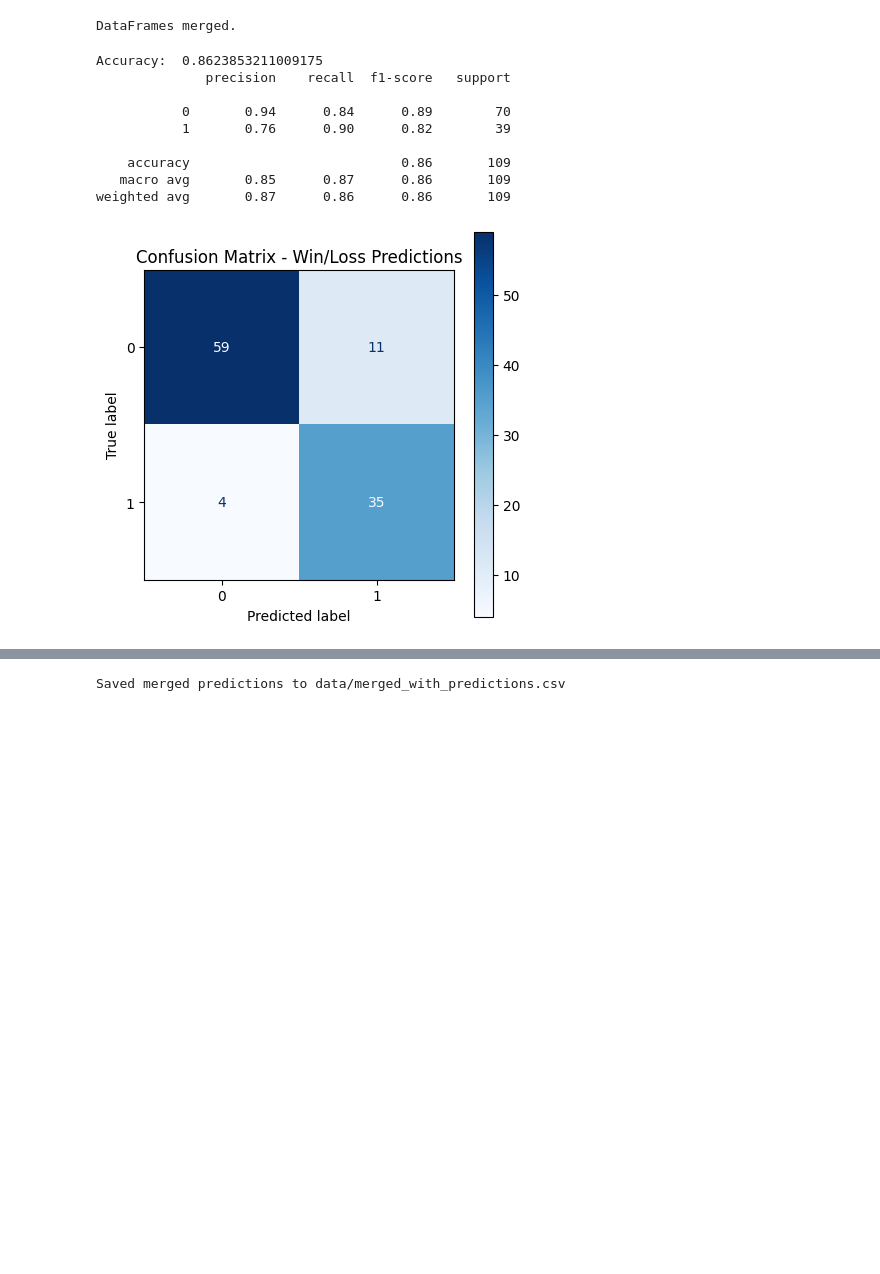
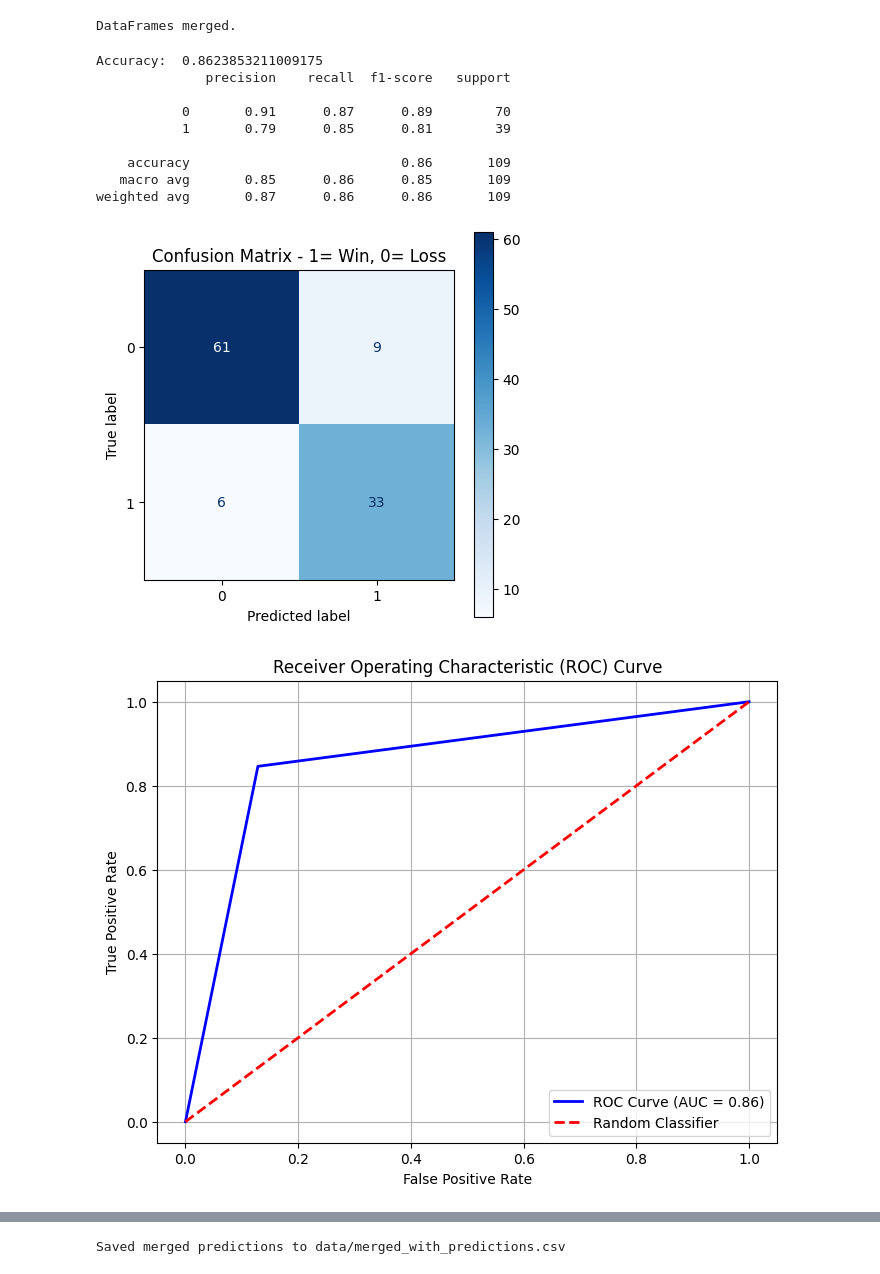
Before and after one commit to Ranger-Jim/NFL_Predictions, a Jupyter notebook: notebooks/ngl_classification_model.ipynb, the cells around one changed output, grey strips where cells are left out. Cells and saved outputs as stored; diff of their text form; code cells hidden in the pictures; blank space fills up the shorter version.

Commit message:
Optimized some cells. Added ROC curve plot

```diff
--- a/notebooks/ngl_classification_model.ipynb
+++ b/notebooks/ngl_classification_model.ipynb
@@ -139,17 +92,24 @@ print(merged.to_string(index=False))
 # %%
 # Printing out a list of the columns in the new merged DataFrame
-print(merged.columns.tolist())
+#print(merged.columns.tolist())
+
+# Info for the merged DataFrames, team stats and schedule
 merged.info()
 
 # Load previously saved win_prob if available
 if should_load_predictions and 'win_prob' not in merged.columns:
     saved_merged = pd.read_csv(predictions_file)
     if 'win_prob' in saved_merged.columns:
-        # Match rows by season, week, team, is_home and copy win_prob
-        merged = merged.merge(
-            saved_merged[['season', 'week', 'team', 'is_home', 'win_prob']],
-            on=['season', 'week', 'team', 'is_home'],
-            how='left'
+        # align key dtypes to avoid missed joins
+        for k in ['season','week','team','is_home']:
+            if k in saved_merged.columns and k in merged.columns:
+                saved_merged[k] = saved_merged[k].astype(merged[k].dtype)
+        # keep one row per key to avoid duplicating merged rows
+        saved_merged = (
+            saved_merged[['season','week','team','is_home','win_prob']]
+            .drop_duplicates(subset=['season','week','team','is_home'])
         )
+        # merge (use validate='one_to_one' or 'many_to_one' during debugging if desired)
+        merged = merged.merge(saved_merged, on=['season','week','team','is_home'], how='left')
         print("Loaded win_prob from saved predictions")
 # %% [output]
@@ -194,40 +155,57 @@ print("DataFrames merged.")
 # %% [output]
 DataFrames merged.
 # %%
-# SPlit, train, evaluate!
+# Split, train, evaluate!
 # This splits the data
 X_train, X_test, y_train, y_test = train_test_split(
   X, y, test_size=0.2, random_state=42, stratify=y
 )
 
 # Train a simple model
 model = LogisticRegression(max_iter=2000, class_weight='balanced')
 model.fit(X_train, y_train)
 
 # Evaluate
 y_pred = model.predict(X_test)
 print("Accuracy: ", accuracy_score(y_test, y_pred))
 print(classification_report(y_test, y_pred))
 
 cm = confusion_matrix(y_test, y_pred, labels=model.classes_)
 disp = ConfusionMatrixDisplay(confusion_matrix=cm, display_labels=model.classes_)
 
-# Plot
+# Plot confusion matrix
 fig, ax = plt.subplots(figsize=(5,5))
 disp.plot(cmap="Blues", ax=ax)
-plt.title("Confusion Matrix - Win/Loss Predictions")
+plt.title("Confusion Matrix - 1= Win, 0= Loss")
 plt.show()
+
+# ROC curve
+y_probs = model.predict_proba(X_test)[:, 1]
+
+fpr, tpr, thresholds = roc_curve(y_test, y_probs)
+roc_auc = auc(fpr, tpr)
+
+plt.figure(figsize=(8, 6))
+plt.plot(fpr, tpr, color='blue', lw=2, label=f'ROC Curve (AUC = {roc_auc:.2f})')
+plt.plot([0,1], [0,1], color='red', lw=2, linestyle='--', label='Random Classifier')
+plt.xlabel('False Positive Rate')
+plt.ylabel('True Positive Rate')
+plt.title('Receiver Operating Characteristic (ROC) Curve')
+plt.legend(loc='lower right')
+plt.grid(True)
+plt.show()
 # %% [output]
 Accuracy:  0.8623853211009175
               precision    recall  f1-score   support
 
-           0       0.94      0.84      0.89        70
-           1       0.76      0.90      0.82        39
+           0       0.91      0.87      0.89        70
+           1       0.79      0.85      0.81        39
 
     accuracy                           0.86       109
-   macro avg       0.85      0.87      0.86       109
+   macro avg       0.85      0.86      0.85       109
 weighted avg       0.87      0.86      0.86       109
-[figure, old version]
+[figure, new version]
+[figure, added]
 # %%
 # Extract feature importance (model coefficients)
 # Higher absolute values = more impactful features
```
Also changed, not shown: parts of 9 cells of this notebook, 1 other file.
